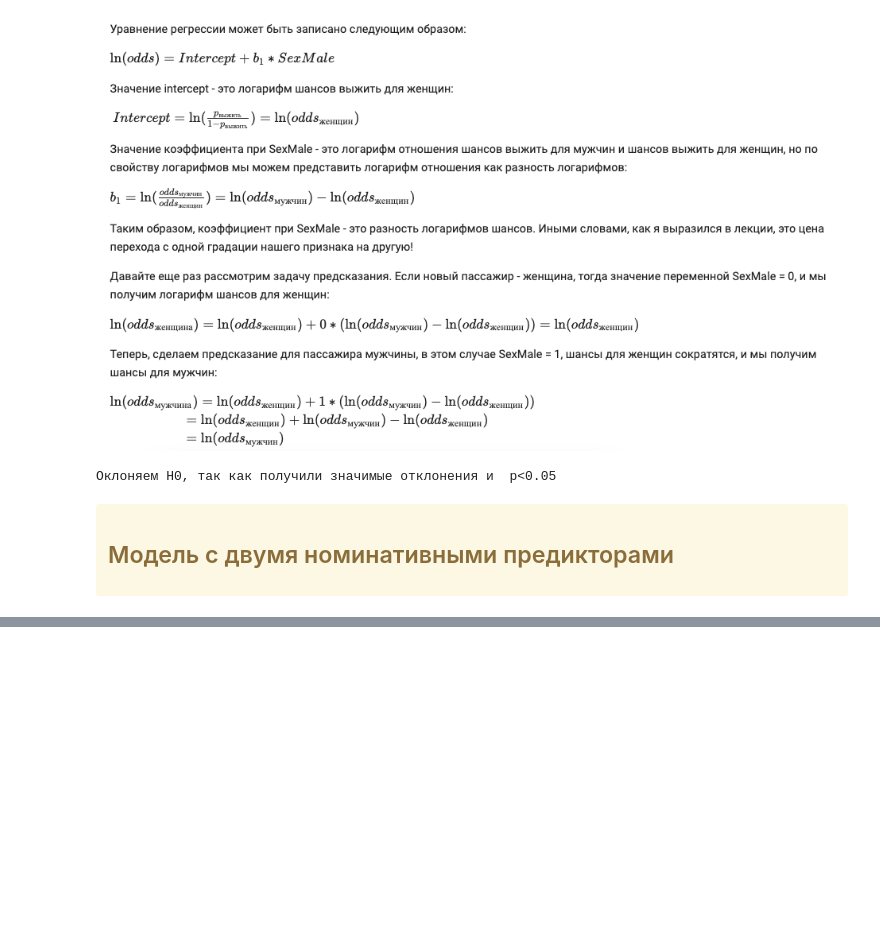
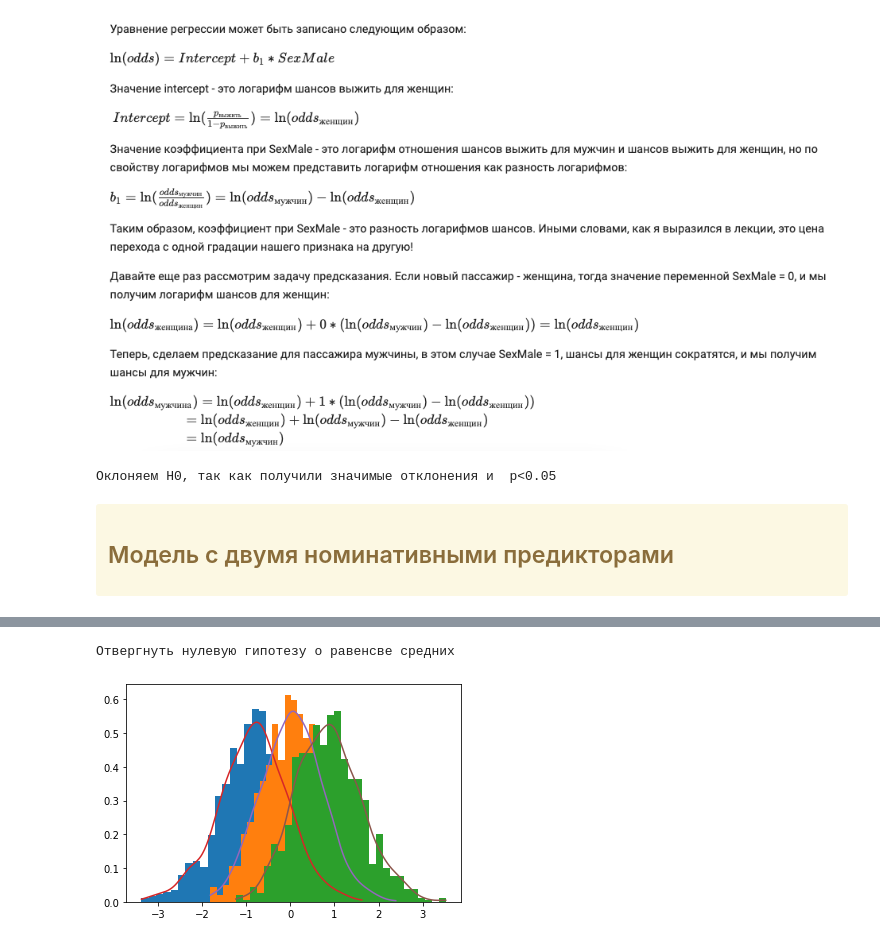
Before and after one commit to iboiarkin96/education_courses, a Jupyter notebook: Основы Статистики [Карпов]/Основы статистики_часть2.ipynb, the cells around one changed output, grey strips where cells are left out. Cells and saved outputs as stored; diff of their text form; code cells hidden in the pictures; blank space fills up the shorter version.

```diff
--- a/Основы Статистики [Карпов]/Основы статистики_часть2.ipynb
+++ b/Основы Статистики [Карпов]/Основы статистики_часть2.ipynb
@@ -841,0 +853,18 @@ SexMale = 4.0
+# %%
+def p_value_t_one_sample(t_stat, n, alternative = 'two-sided'):
+    from scipy import stats
+    df = n - 1
+    if alternative == 'two-sided':
+        p = 2 * (stats.t.sf(abs(t_stat), df))
+    elif alternative == 'greater':
+        p = stats.t.sf(t_stat, df)
+    elif alternative == 'less':
+        p = stats.t.cdf(t_stat, df)
+    return p
+
+if p_value_t_one_sample(t_stat = 3.14, n = 40,  alternative = 'two-sided') > 0.05:
+    print('Принять нулевую гипотезу о равенсве средних')
+else:
+    print('Oтвергнуть нулевую гипотезу о равенсве средних')
+# %% [output]
+Oтвергнуть нулевую гипотезу о равенсве средних
@@ -841,0 +875,55 @@ SexMale = 4.0
+# %%
+import numpy as np
+import scipy.stats as ss
+import matplotlib.pyplot as plt
+
+
+
+def get_gaussian_density(dataset):
+    ''' Гауссово распределение, полученное на основе выборки
+
+        :param dataset: массив значений
+    '''
+    density = ss.gaussian_kde(dataset)
+    '''
+        covariance_factor вычисляет коэффициент (kde.factor), который умножает ковариационную матрицу данных для получения ковариационной матрицы ядра.
+    '''
+    density.covariance_factor = lambda : 0.25
+    density._compute_covariance()
+    min_x, max_x = np.percentile(dataset, [0, 100])
+    return np.linspace(min_x, max_x, 200), density
+
+
+
+
+mu, sigma = 0, 1 # Среднее и стандартное отклонение
+rnd = np.random.normal(mu, sigma, 10000)  # Выборка случайно распределенной величины
+
+
+# Случайно выбираем по 3 пробы, сортируем их
+random_samples = (sorted(np.random.choice(rnd, 3)) for i in range(1000))
+
+# распаковываем
+rnd1, rnd2, rnd3 = zip(*random_samples)
+
+
+# Гистограмма частот распределения случайной величины (опционально)
+plt.hist(rnd1, 30, density=True, histtype='barstacked')
+plt.hist(rnd2, 30, density=True, histtype='barstacked')
+plt.hist(rnd3, 30, density=True, histtype='barstacked')
+
+
+# Гауссова оценка плотности ядра (приближение к гладкой функции)
+x1, linear_1 = get_gaussian_density(rnd1)
+x2, linear_2 = get_gaussian_density(rnd2)
+x3, linear_3 = get_gaussian_density(rnd3)
+
+
+plt.plot(x1, linear_1(x1))
+plt.plot(x2, linear_2(x2))
+plt.plot(x3, linear_3(x3))
+
+
+plt.show()
+# %% [output]
+[figure, added]
```
Also changed, not shown: parts of 23 cells of this notebook, 4 other files.
